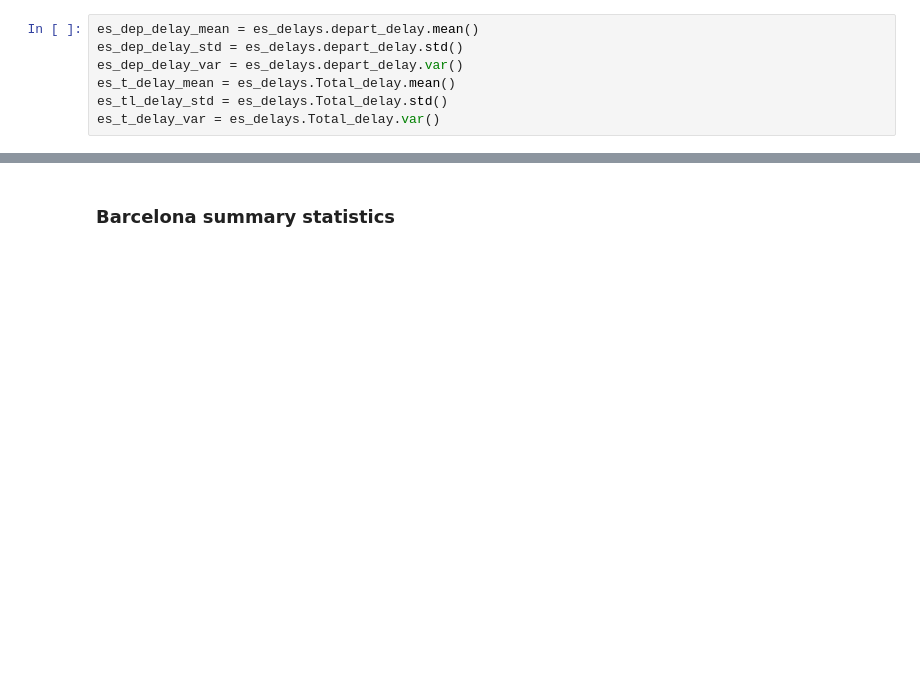
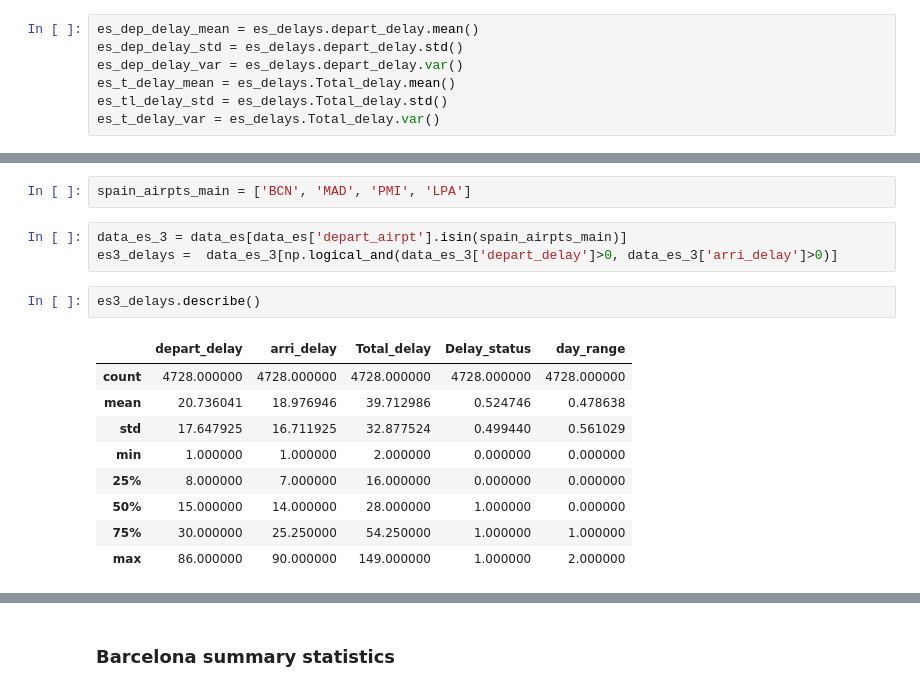
Before and after one commit to albertoabreu91/Airplanes_delay_project, a Jupyter notebook: your-project/Analysis/Hypothesis_testing.ipynb, the cells around one changed output, grey strips where cells are left out. Saved outputs shown, nothing was run; the diff lists cells and outputs as text; blank space fills up the shorter version.

```diff
--- a/your-project/Analysis/Hypothesis_testing.ipynb
+++ b/your-project/Analysis/Hypothesis_testing.ipynb
@@ -108,0 +160,17 @@ es_t_delay_var = es_delays.Total_delay.var()
+# %%
+spain_airpts_main = ['BCN', 'MAD', 'PMI', 'LPA']
+# %%
+data_es_3 = data_es[data_es['depart_airpt'].isin(spain_airpts_main)]
+es3_delays =  data_es_3[np.logical_and(data_es_3['depart_delay']>0, data_es_3['arri_delay']>0)]
+# %%
+es3_delays.describe()
+# %% [output]
+|  | depart_delay | arri_delay | Total_delay | Delay_status | day_range |
+| count | 4728.000000 | 4728.000000 | 4728.000000 | 4728.000000 | 4728.000000 |
+| mean | 20.736041 | 18.976946 | 39.712986 | 0.524746 | 0.478638 |
+| std | 17.647925 | 16.711925 | 32.877524 | 0.499440 | 0.561029 |
+| min | 1.000000 | 1.000000 | 2.000000 | 0.000000 | 0.000000 |
+| 25% | 8.000000 | 7.000000 | 16.000000 | 0.000000 | 0.000000 |
+| 50% | 15.000000 | 14.000000 | 28.000000 | 1.000000 | 0.000000 |
+| 75% | 30.000000 | 25.250000 | 54.250000 | 1.000000 | 1.000000 |
+| max | 86.000000 | 90.000000 | 149.000000 | 1.000000 | 2.000000 |
```
Also changed, not shown: parts of 33 cells of this notebook.
